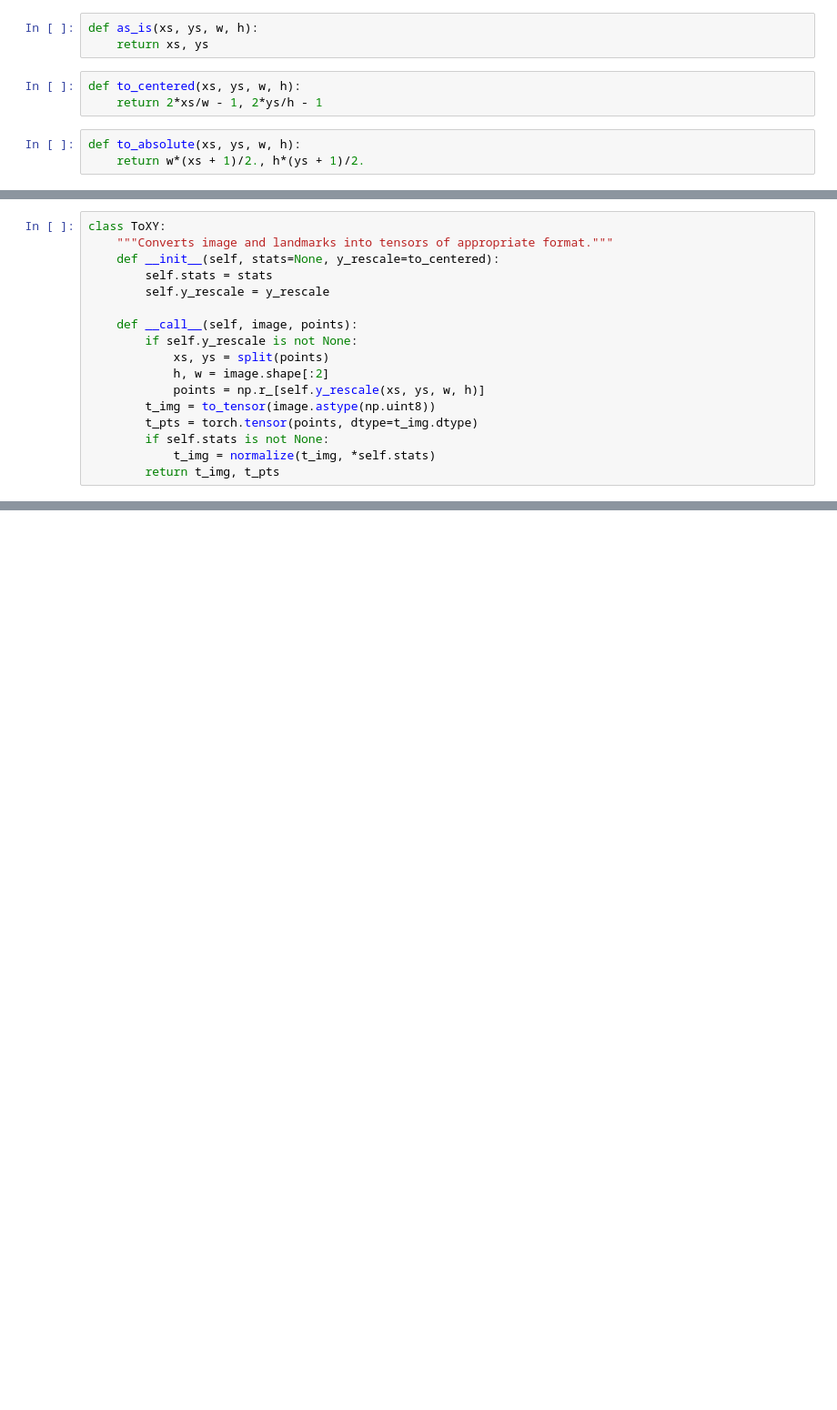
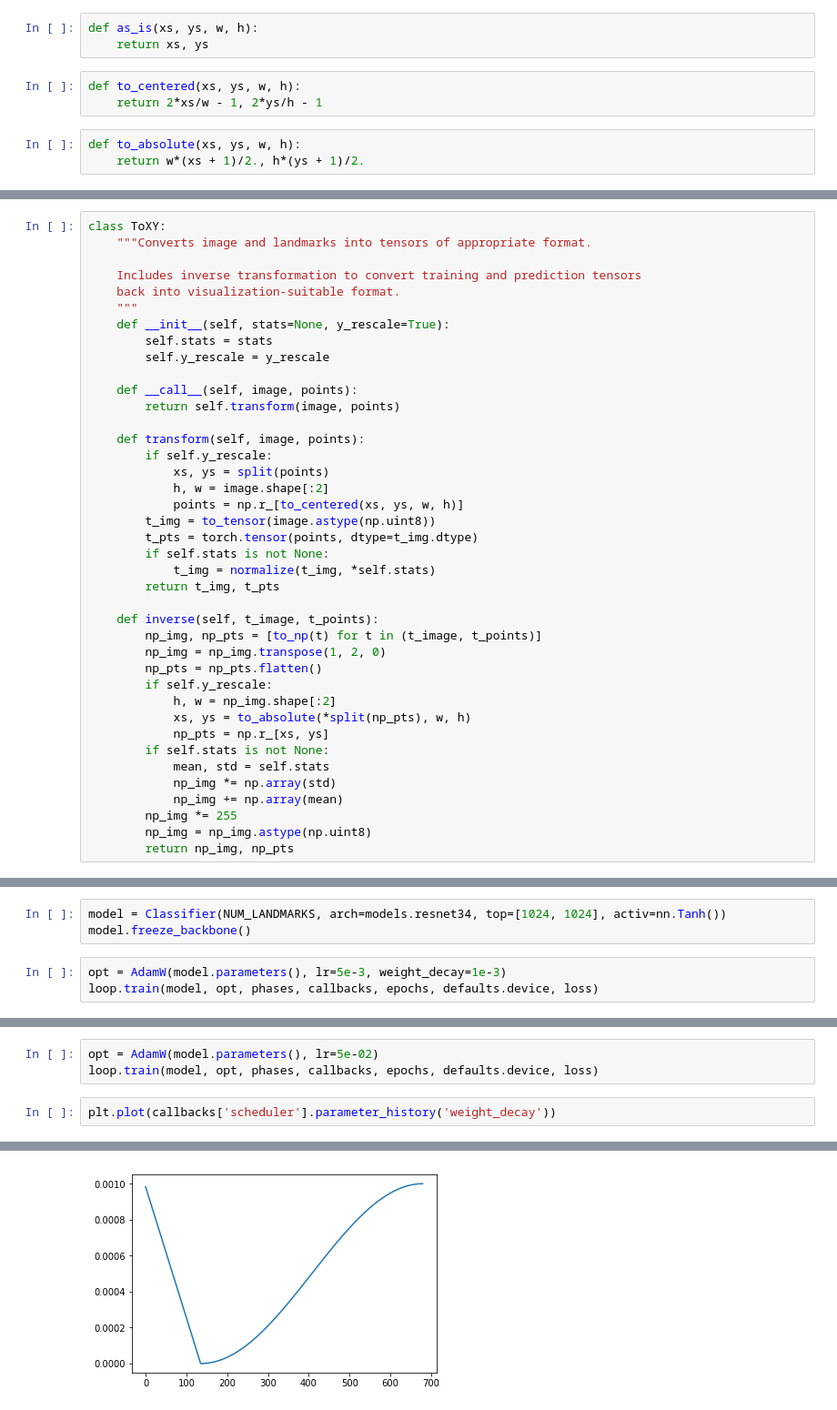
Before and after one commit to devforfu/face-landmarks-detection, a Jupyter notebook: umdfaces.ipynb, the cells around one changed output, grey strips where cells are left out. Shown at 91% size. Cells and saved outputs as stored; diff of their text form; blank space fills up the shorter version.

```diff
--- a/umdfaces.ipynb
+++ b/umdfaces.ipynb
@@ -332,17 +374,40 @@ def to_absolute(xs, ys, w, h):
 # %%
 class ToXY:
-    """Converts image and landmarks into tensors of appropriate format."""
-    def __init__(self, stats=None, y_rescale=to_centered):
+    """Converts image and landmarks into tensors of appropriate format.
+
+    Includes inverse transformation to convert training and prediction tensors
+    back into visualization-suitable format.
+    """
+    def __init__(self, stats=None, y_rescale=True):
         self.stats = stats
         self.y_rescale = y_rescale
 
     def __call__(self, image, points):
-        if self.y_rescale is not None:
+        return self.transform(image, points)
+
+    def transform(self, image, points):
+        if self.y_rescale:
             xs, ys = split(points)
             h, w = image.shape[:2]
-            points = np.r_[self.y_rescale(xs, ys, w, h)]
+            points = np.r_[to_centered(xs, ys, w, h)]
         t_img = to_tensor(image.astype(np.uint8))
         t_pts = torch.tensor(points, dtype=t_img.dtype)
         if self.stats is not None:
             t_img = normalize(t_img, *self.stats)
         return t_img, t_pts
+
+    def inverse(self, t_image, t_points):
+        np_img, np_pts = [to_np(t) for t in (t_image, t_points)]
+        np_img = np_img.transpose(1, 2, 0)
+        np_pts = np_pts.flatten()
+        if self.y_rescale:
+            h, w = np_img.shape[:2]
+            xs, ys = to_absolute(*split(np_pts), w, h)
+            np_pts = np.r_[xs, ys]
+        if self.stats is not None:
+            mean, std = self.stats
+            np_img *= np.array(std)
+            np_img += np.array(mean)
+        np_img *= 255
+        np_img = np_img.astype(np.uint8)
+        return np_img, np_pts
@@ -348,0 +464,6 @@ class ToXY:
+# %%
+model = Classifier(NUM_LANDMARKS, arch=models.resnet34, top=[1024, 1024], activ=nn.Tanh())
+model.freeze_backbone()
+# %%
+opt = AdamW(model.parameters(), lr=5e-3, weight_decay=1e-3)
+loop.train(model, opt, phases, callbacks, epochs, defaults.device, loss)
@@ -348,0 +498,6 @@ class ToXY:
+# %%
+opt = AdamW(model.parameters(), lr=5e-02)
+loop.train(model, opt, phases, callbacks, epochs, defaults.device, loss)
+# %%
+plt.plot(callbacks['scheduler'].parameter_history('weight_decay'))
+# %% [output]
@@ -348,0 +505 @@ class ToXY:
+[figure, added]
```
Also changed, not shown: parts of 26 cells of this notebook.
